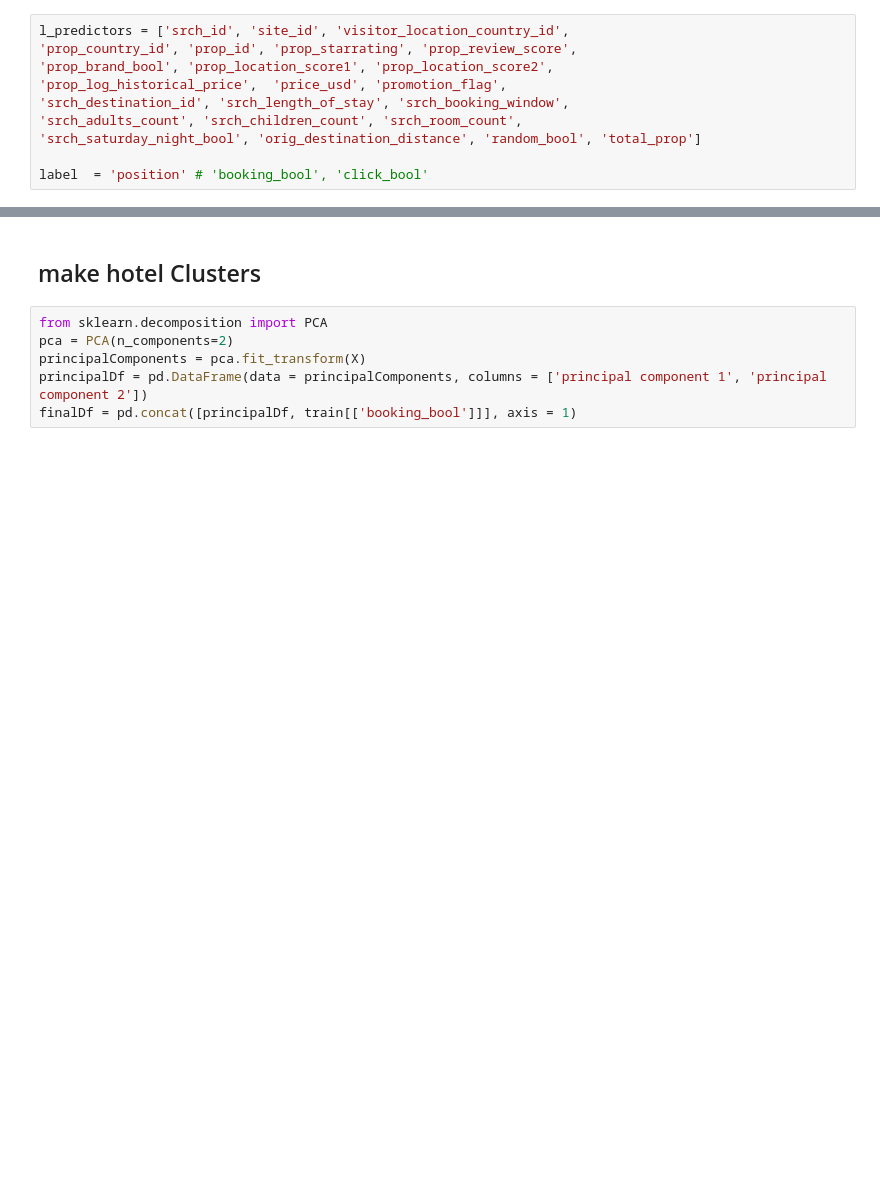
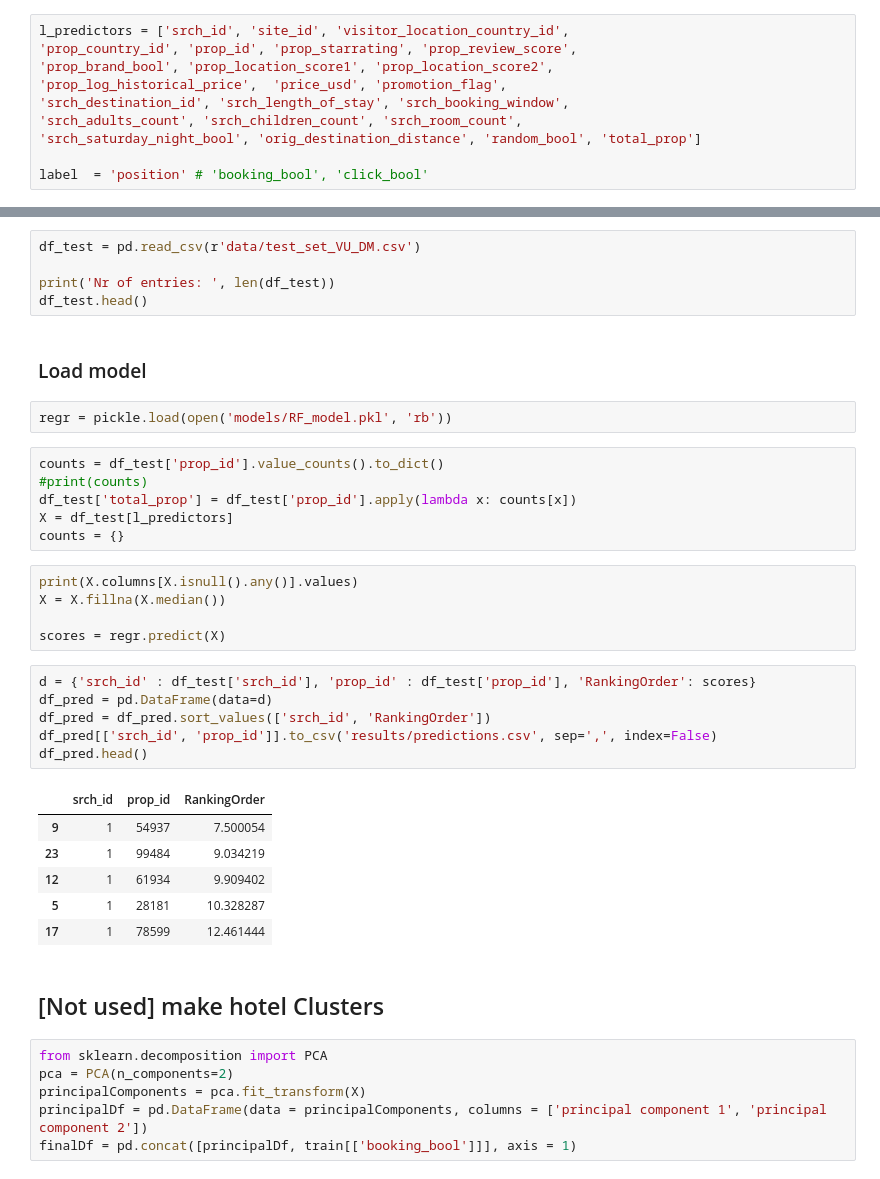
Before and after one commit to levrex/HotelSearchRanking, a Jupyter notebook: CreatingClassifier.ipynb, the cells around one changed output, grey strips where cells are left out. Cells and saved outputs as stored; diff of their text form; blank space fills up the shorter version.

Commit message:
Creating first Random Forest Model

```diff
--- a/CreatingClassifier.ipynb
+++ b/CreatingClassifier.ipynb
@@ -374,5 +369,38 @@ ndcg_from_ranking(np.array(y_valid), scores.astype(int))
+# %%
+df_test = pd.read_csv(r'data/test_set_VU_DM.csv')
+
+print('Nr of entries: ', len(df_test))
+df_test.head()
+# %% [markdown]
+### Load model
+# %%
+regr = pickle.load(open('models/RF_model.pkl', 'rb'))
+# %%
+counts = df_test['prop_id'].value_counts().to_dict()
+#print(counts)
+df_test['total_prop'] = df_test['prop_id'].apply(lambda x: counts[x])
+X = df_test[l_predictors]
+counts = {}
+# %%
+print(X.columns[X.isnull().any()].values)
+X = X.fillna(X.median())
+
+scores = regr.predict(X)
+# %%
+d = {'srch_id' : df_test['srch_id'], 'prop_id' : df_test['prop_id'], 'RankingOrder': scores}
+df_pred = pd.DataFrame(data=d)
+df_pred = df_pred.sort_values(['srch_id', 'RankingOrder'])
+df_pred[['srch_id', 'prop_id']].to_csv('results/predictions.csv', sep=',', index=False)
+df_pred.head()
+# %% [output]
+|  | srch_id | prop_id | RankingOrder |
+| 9 | 1 | 54937 | 7.500054 |
+| 23 | 1 | 99484 | 9.034219 |
+| 12 | 1 | 61934 | 9.909402 |
+| 5 | 1 | 28181 | 10.328287 |
+| 17 | 1 | 78599 | 12.461444 |
 # %% [markdown]
-## make hotel Clusters
+## [Not used] make hotel Clusters
 # %%
 from sklearn.decomposition import PCA
 pca = PCA(n_components=2)
```
Also changed, not shown: parts of 13 cells of this notebook, 2 other files.
